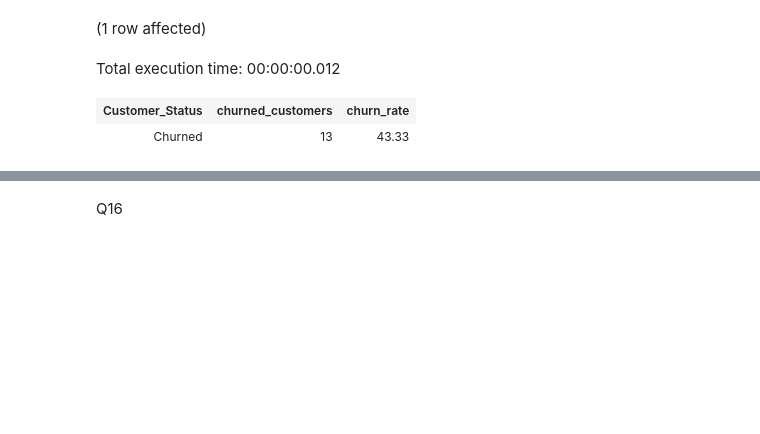
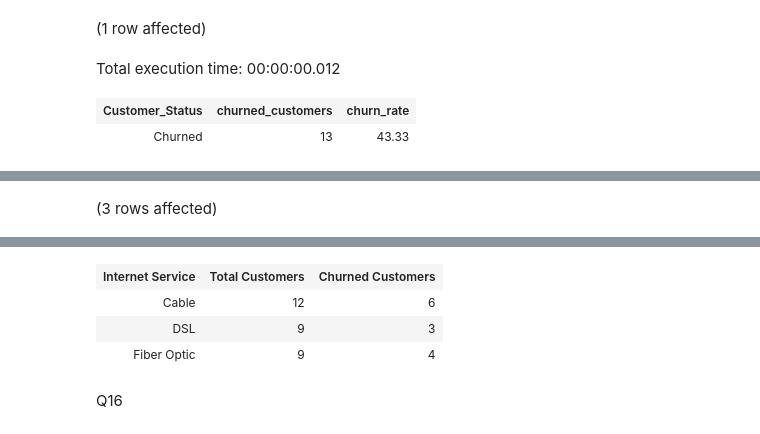
Before and after one commit to sohilamohey/ITI-SQL-Project-Telco-Company, a Jupyter notebook: Offical Code.ipynb, the cells around one changed output, grey strips where cells are left out. Cells and saved outputs as stored; diff of their text form; code cells hidden in the pictures; blank space fills up the shorter version.

```diff
--- a/Offical Code.ipynb
+++ b/Offical Code.ipynb
@@ -369,0 +396,13 @@ Q15
+# %%
+SELECT
+  S.Internet_Service [Internet Service],
+  COUNT(*) AS [Total Customers],
+  SUM(CASE WHEN Status.Customer_Status = 'Churned' THEN 1 ELSE 0 END) AS [Churned Customers]
+FROM
+    Service s
+JOIN
+  Status ON s.CustomerID = Status.CustomerID
+GROUP BY
+  S.Internet_Service
+# %% [output]
+(3 rows affected)
@@ -370,2 +410,6 @@ Q15
+| Internet Service | Total Customers | Churned Customers |
+| Cable | 12 | 6 |
+| DSL | 9 | 3 |
+| Fiber Optic | 9 | 4 |
 # %% [markdown]
 Q16
```
Also changed, not shown: parts of 11 cells of this notebook.
